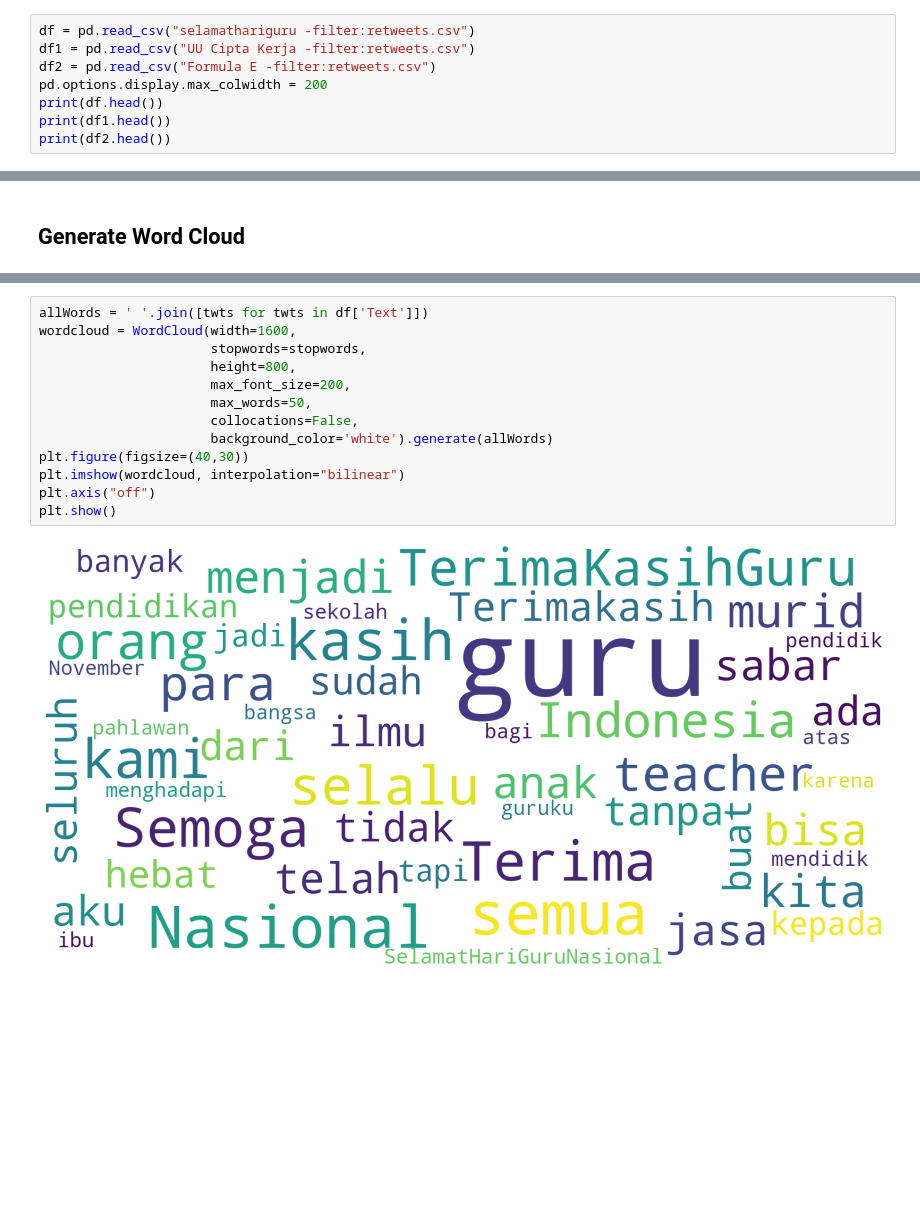
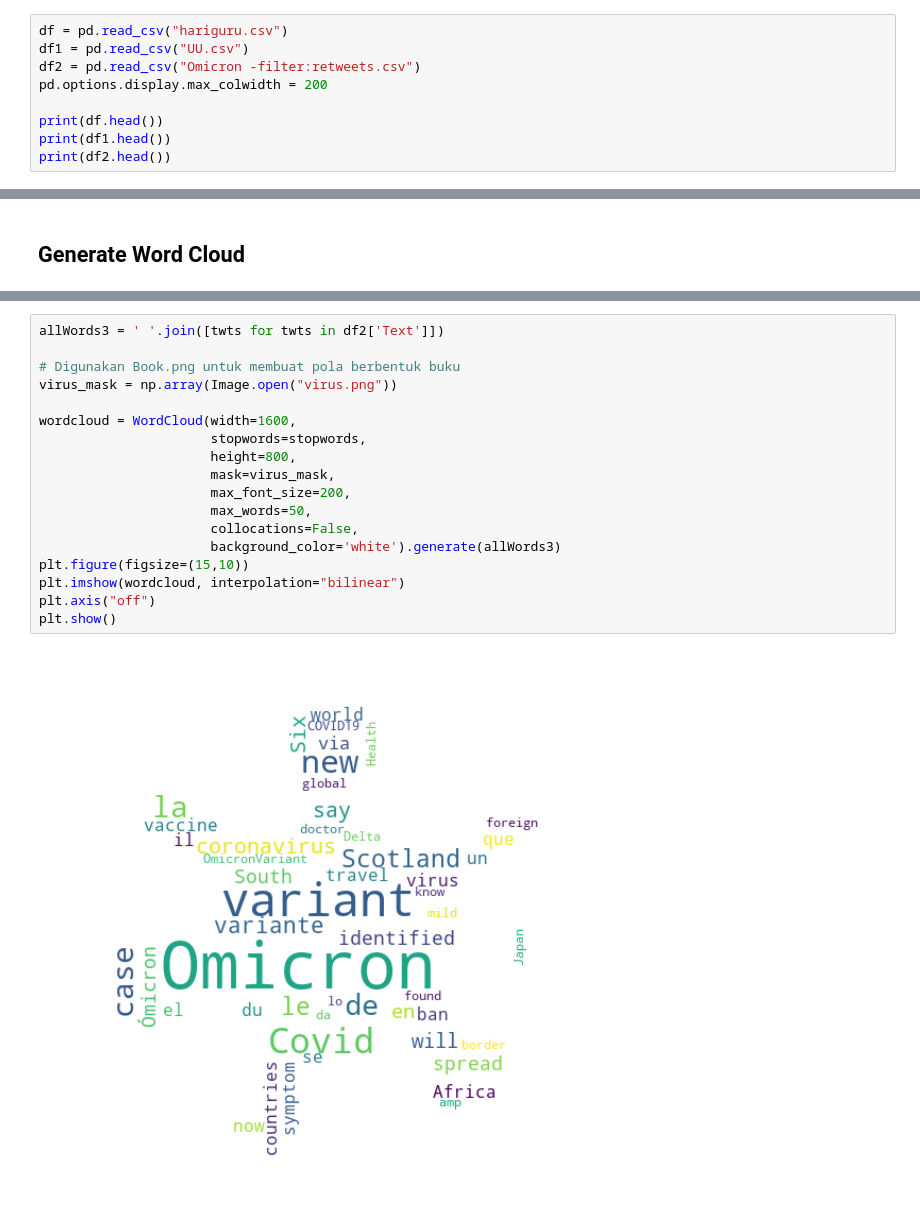
Before and after one commit to farisazizy/data-visualization-assignment, a Jupyter notebook: Word_Cloud.ipynb, the cells around one changed output, grey strips where cells are left out. Saved outputs shown, nothing was run; the diff lists cells and outputs as text; blank space fills up the shorter version.

Commit message:
image masking

```diff
--- a/Word_Cloud.ipynb
+++ b/Word_Cloud.ipynb
@@ -48,10 +57,11 @@ keyword_to_csv(keyword2, recent1)
 # %% [markdown]
 ## Data Cleaning
 # %%
-df = pd.read_csv("selamathariguru -filter:retweets.csv")
-df1 = pd.read_csv("UU Cipta Kerja -filter:retweets.csv")
-df2 = pd.read_csv("Formula E -filter:retweets.csv")
+df = pd.read_csv("hariguru.csv")
+df1 = pd.read_csv("UU.csv")
+df2 = pd.read_csv("Omicron -filter:retweets.csv")
 pd.options.display.max_colwidth = 200
+
 print(df.head())
 print(df1.head())
 print(df2.head())
@@ -104,15 +153,20 @@ stopwords.update(["ke","juga","untuk", "itu","akan","dengan", "yg", "dalam","ini
 # %%
-allWords = ' '.join([twts for twts in df['Text']])
+allWords3 = ' '.join([twts for twts in df2['Text']])
+
+# Digunakan Book.png untuk membuat pola berbentuk buku
+virus_mask = np.array(Image.open("virus.png"))
+
 wordcloud = WordCloud(width=1600,
                       stopwords=stopwords,
                       height=800,
+                      mask=virus_mask,
                       max_font_size=200,
                       max_words=50,
                       collocations=False,
-                      background_color='white').generate(allWords)
-plt.figure(figsize=(40,30))
+                      background_color='white').generate(allWords3)
+plt.figure(figsize=(15,10))
 plt.imshow(wordcloud, interpolation="bilinear")
 plt.axis("off")
 plt.show()
 # %% [output]
-[figure, old version]
+[figure, new version]
```
Also changed, not shown: parts of 15 cells of this notebook.
